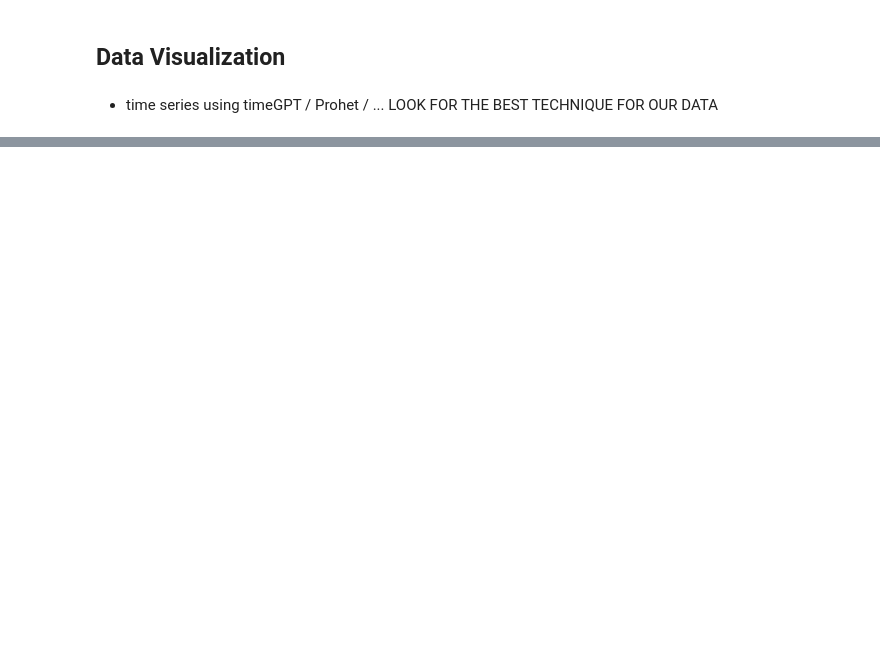
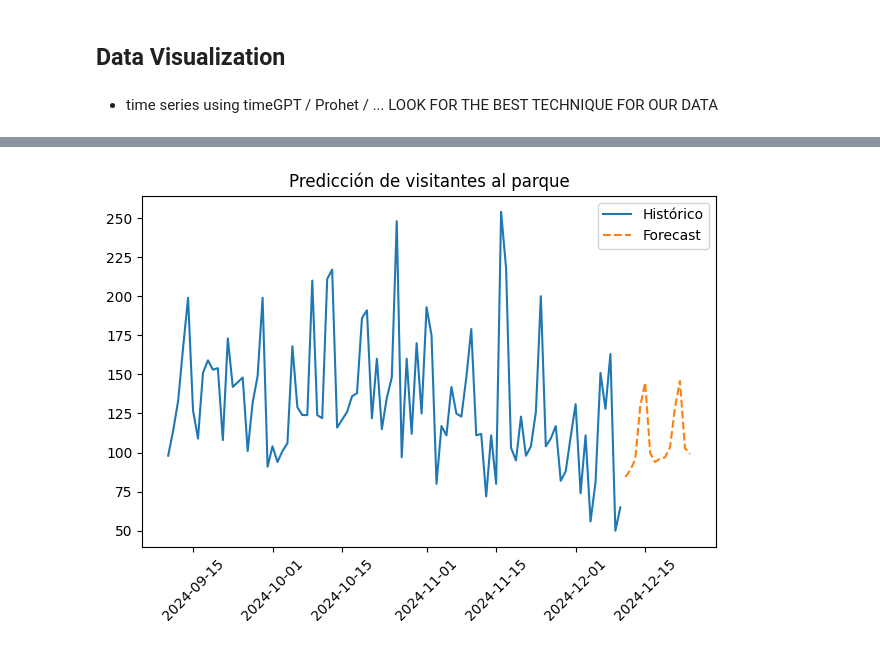
Before and after one commit to hugoloopez/NaturalParkOcuppancy, a Jupyter notebook: obtencion_tratamiento_datos.ipynb, the cells around one changed output, grey strips where cells are left out. Saved outputs shown, nothing was run; the diff lists cells and outputs as text; code cells hidden in the pictures; blank space fills up the shorter version.

```diff
--- a/obtencion_tratamiento_datos.ipynb
+++ b/obtencion_tratamiento_datos.ipynb
@@ -260,3 +378,26 @@ df_ocupacion_dia
 # %% [markdown]
 - time series using timeGPT / Prohet / ...
 LOOK FOR THE BEST TECHNIQUE FOR OUR DATA
+# %%
+df_ts = df[['fecha', 'count_in']].copy()
+df_ts.rename(columns={'fecha': 'ds', 'count_in': 'y'}, inplace=True)
+
+df_ts['ds'] = pd.to_datetime(df_ts['ds'])
+# %%
+from nixtla import NixtlaClient
+from dotenv import load_dotenv
+import os
+
+load_dotenv()
+
+# Obtener API key
+API_KEY = os.getenv("TIMEGPT_API_KEY")
+
+# Setear clave
+nixtla_client = NixtlaClient(API_KEY)
+
+# Forecast de los próximos 14 días (por ejemplo)
+forecast = nixtla_client.forecast(df=df_ts, h=14)
+
+# Mostrar resultados
+print(forecast)
@@ -262,0 +427,13 @@ LOOK FOR THE BEST TECHNIQUE FOR OUR DATA
+# %%
+import matplotlib.pyplot as plt
+
+# Graficar historial + forecast
+plt.plot(df_ts['ds'], df_ts['y'], label='Histórico')
+plt.plot(forecast['ds'], forecast['TimeGPT'], label='Forecast', linestyle='--')
+plt.legend()
+plt.title('Predicción de visitantes al parque')
+plt.xticks(rotation=45)
+plt.tight_layout()
+plt.show()
+# %% [output]
+[figure, added]
```
Also changed, not shown: parts of 12 cells of this notebook, 1 other file.
